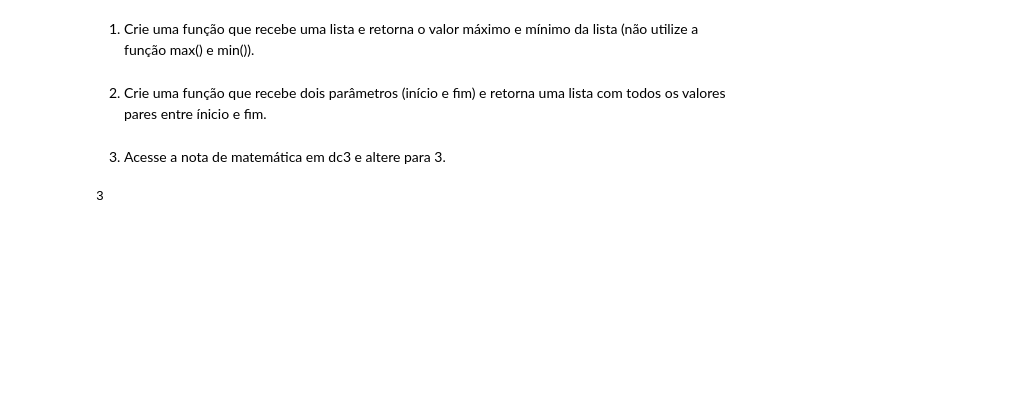
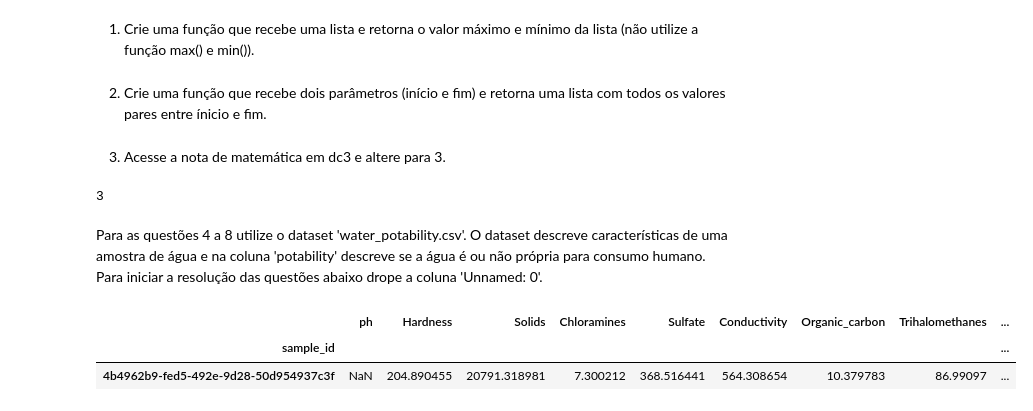
Before and after one commit to k3lvin-os/avaliacao1qads, a Jupyter notebook: Avaliacao.ipynb, the cells around one changed output. Drawn from its saved outputs; the diff is of its cells as text; code cells hidden in the pictures; blank space fills up the shorter version.

```diff
--- a/Avaliacao.ipynb
+++ b/Avaliacao.ipynb
@@ -67,3 +64,6 @@ dc3["turma"]["aluno"]["notas"]["matematica"] = 3
 dc3["turma"]["aluno"]["notas"]["matematica"]
 # %% [output]
 3
+# %% [markdown]
+
+Para as questões 4 a 8 utilize o dataset 'water_potability.csv'. O dataset descreve características de uma amostra de água e na coluna 'potability' descreve se a água é ou não própria para consumo humano. Para iniciar a resolução das questões abaixo drope a coluna 'Unnamed: 0'.
@@ -69,0 +73,6 @@ dc3["turma"]["aluno"]["notas"]["matematica"]
+# %%
+df.head(1)
+# %% [output]
+|  | ph | Hardness | Solids | Chloramines | Sulfate | Conductivity | Organic_carbon | Trihalomethanes | ... |
+| sample_id |  |  |  |  |  |  |  |  | ... |
+| 4b4962b9-fed5-492e-9d28-50d954937c3f | NaN | 204.890455 | 20791.318981 | 7.300212 | 368.516441 | 564.308654 | 10.379783 | 86.99097 | ... |
```
Also changed, not shown: parts of 27 cells of this notebook.
